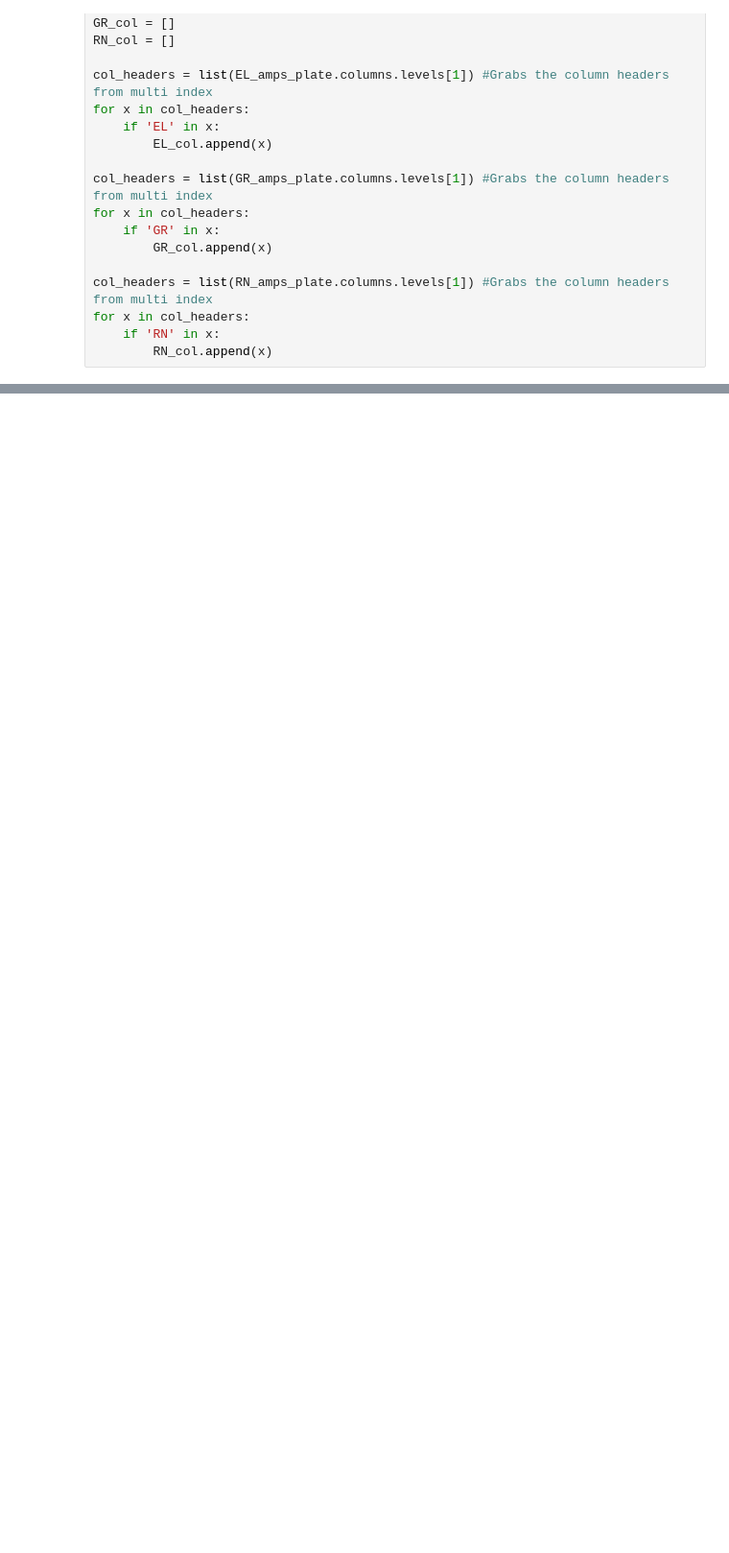
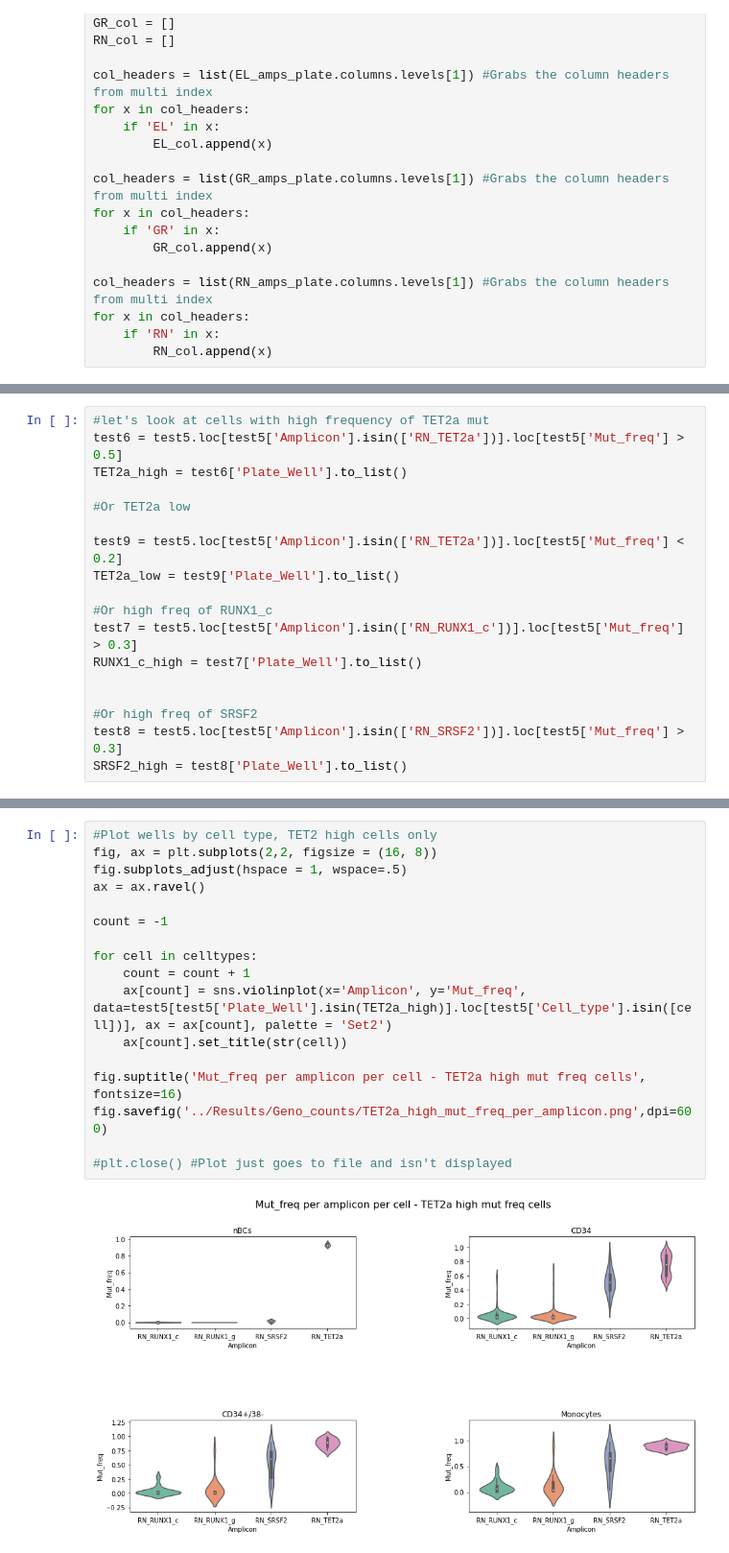
Before and after one commit to AnnatinaSchnegg/AS_amplicons, a Jupyter notebook: Code/Read and amplicon summaries.ipynb, the cells around one changed output, grey strips where cells are left out. Shown: that part at 96% size. Drawn from its saved outputs; the diff is of its cells as text; blank space fills up the shorter version.

```diff
--- a/Code/Read and amplicon summaries.ipynb
+++ b/Code/Read and amplicon summaries.ipynb
@@ -316,0 +422,18 @@ EL_amps_plate
+# %%
+#let's look at cells with high frequency of TET2a mut
+test6 = test5.loc[test5['Amplicon'].isin(['RN_TET2a'])].loc[test5['Mut_freq'] > 0.5]
+TET2a_high = test6['Plate_Well'].to_list()
+
+#Or TET2a low
+
+test9 = test5.loc[test5['Amplicon'].isin(['RN_TET2a'])].loc[test5['Mut_freq'] < 0.2]
+TET2a_low = test9['Plate_Well'].to_list()
+
+#Or high freq of RUNX1_c
+test7 = test5.loc[test5['Amplicon'].isin(['RN_RUNX1_c'])].loc[test5['Mut_freq'] > 0.3]
+RUNX1_c_high = test7['Plate_Well'].to_list()
+
+
+#Or high freq of SRSF2
+test8 = test5.loc[test5['Amplicon'].isin(['RN_SRSF2'])].loc[test5['Mut_freq'] > 0.3]
+SRSF2_high = test8['Plate_Well'].to_list()
@@ -316,0 +446,19 @@ EL_amps_plate
+# %%
+#Plot wells by cell type, TET2 high cells only
+fig, ax = plt.subplots(2,2, figsize = (16, 8))
+fig.subplots_adjust(hspace = 1, wspace=.5)
+ax = ax.ravel()
+
+count = -1
+
+for cell in celltypes:
+    count = count + 1
+    ax[count] = sns.violinplot(x='Amplicon', y='Mut_freq', data=test5[test5['Plate_Well'].isin(TET2a_high)].loc[test5['Cell_type'].isin([cell])], ax = ax[count], palette = 'Set2')
+    ax[count].set_title(str(cell))
+
+fig.suptitle('Mut_freq per amplicon per cell - TET2a high mut freq cells', fontsize=16)
+fig.savefig('../Results/Geno_counts/TET2a_high_mut_freq_per_amplicon.png',dpi=600)
+
+#plt.close() #Plot just goes to file and isn't displayed
+# %% [output]
+[figure, added]
```
Also changed, not shown: parts of 27 cells of this notebook, 14 other files.
